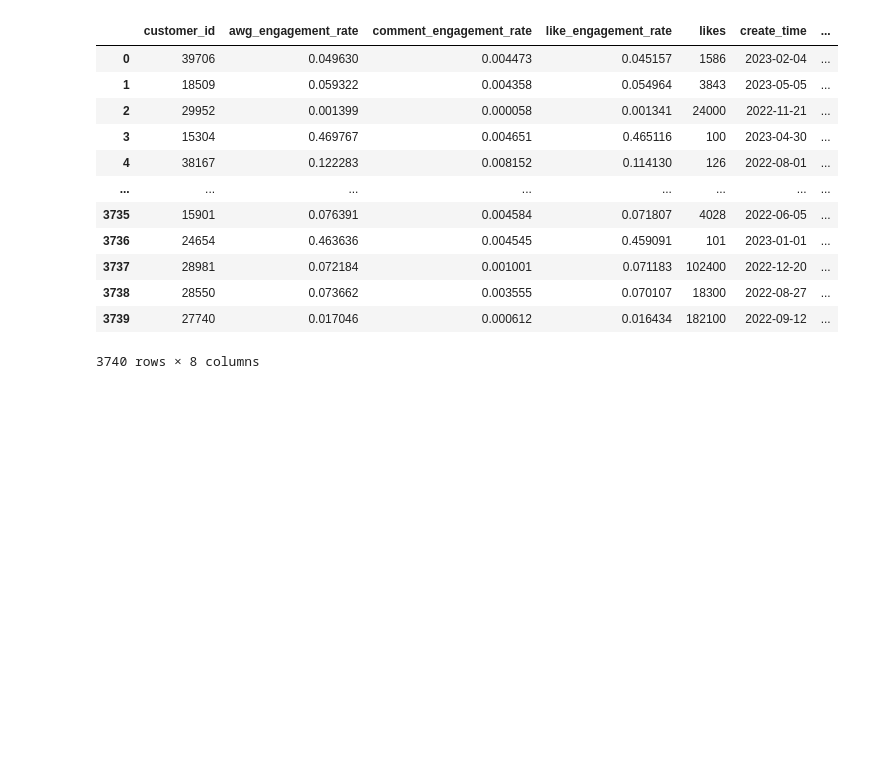
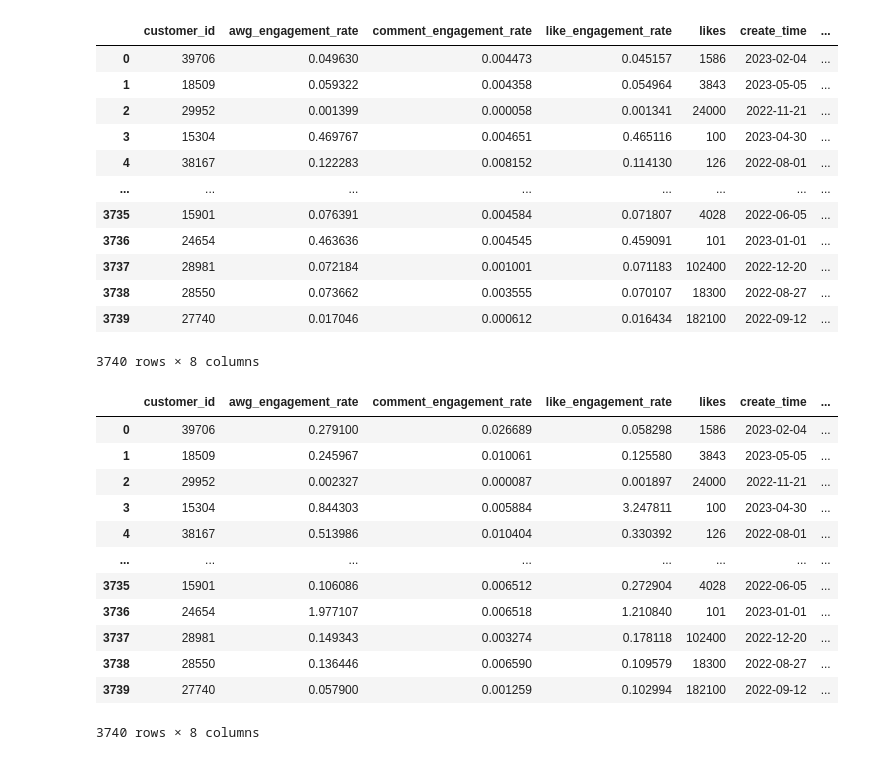
Before and after one commit to HugoGT/SumaWealth_Tech_Test, a Jupyter notebook: ETL.ipynb, the cells around one changed output. Drawn from its saved outputs; the diff is of its cells as text; code cells hidden in the pictures; blank space fills up the shorter version.

```diff
--- a/ETL.ipynb
+++ b/ETL.ipynb
@@ -569,5 +569,32 @@ df
 | 3738 | 28550 | 0.073662 | 0.003555 | 0.070107 | 18300 | 2022-08-27 | ... |
 | 3739 | 27740 | 0.017046 | 0.000612 | 0.016434 | 182100 | 2022-09-12 | ... |
 3740 rows × 8 columns
+# %%
+def engagement(n):
+    if n > 10:
+        return n / random.randint(10, 20)
+    elif n > 1:
+        return n + random.uniform(1, 2)
+    else:
+        return n / random.uniform(0.8, 0.1)
+# %%
+df['awg_engagement_rate'] = df['awg_engagement_rate'].apply(engagement)
+df['like_engagement_rate'] = df['like_engagement_rate'].apply(engagement)
+df['comment_engagement_rate'] = df['comment_engagement_rate'].apply(engagement)
+df
+# %% [output]
+|  | customer_id | awg_engagement_rate | comment_engagement_rate | like_engagement_rate | likes | create_time | ... |
+| 0 | 39706 | 0.279100 | 0.026689 | 0.058298 | 1586 | 2023-02-04 | ... |
+| 1 | 18509 | 0.245967 | 0.010061 | 0.125580 | 3843 | 2023-05-05 | ... |
+| 2 | 29952 | 0.002327 | 0.000087 | 0.001897 | 24000 | 2022-11-21 | ... |
+| 3 | 15304 | 0.844303 | 0.005884 | 3.247811 | 100 | 2023-04-30 | ... |
+| 4 | 38167 | 0.513986 | 0.010404 | 0.330392 | 126 | 2022-08-01 | ... |
+| ... | ... | ... | ... | ... | ... | ... | ... |
+| 3735 | 15901 | 0.106086 | 0.006512 | 0.272904 | 4028 | 2022-06-05 | ... |
+| 3736 | 24654 | 1.977107 | 0.006518 | 1.210840 | 101 | 2023-01-01 | ... |
+| 3737 | 28981 | 0.149343 | 0.003274 | 0.178118 | 102400 | 2022-12-20 | ... |
+| 3738 | 28550 | 0.136446 | 0.006590 | 0.109579 | 18300 | 2022-08-27 | ... |
+| 3739 | 27740 | 0.057900 | 0.001259 | 0.102994 | 182100 | 2022-09-12 | ... |
+3740 rows × 8 columns
 # %%
 # df.to_csv('data/users.csv', index=False)
```
Also changed, not shown: 1 other file.
